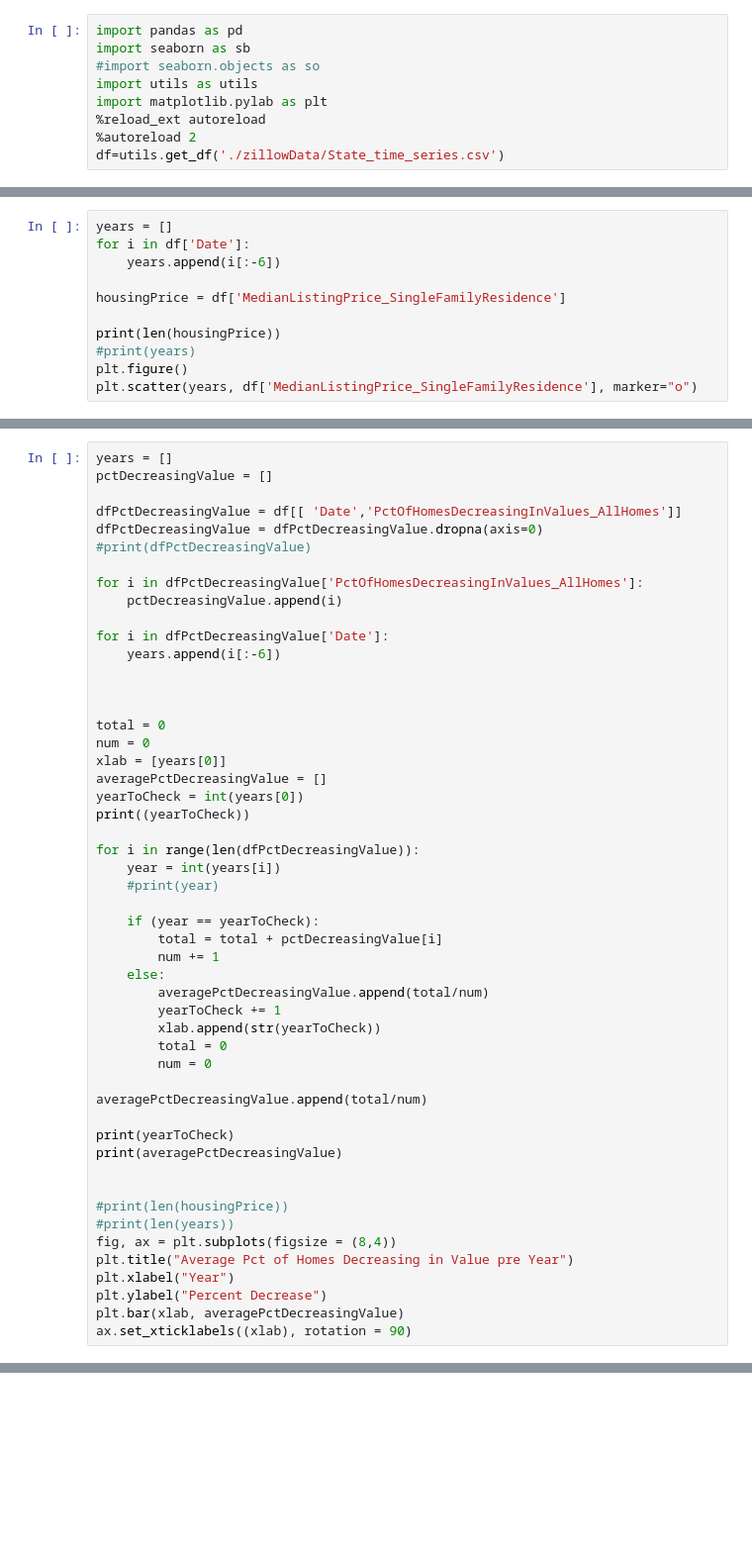
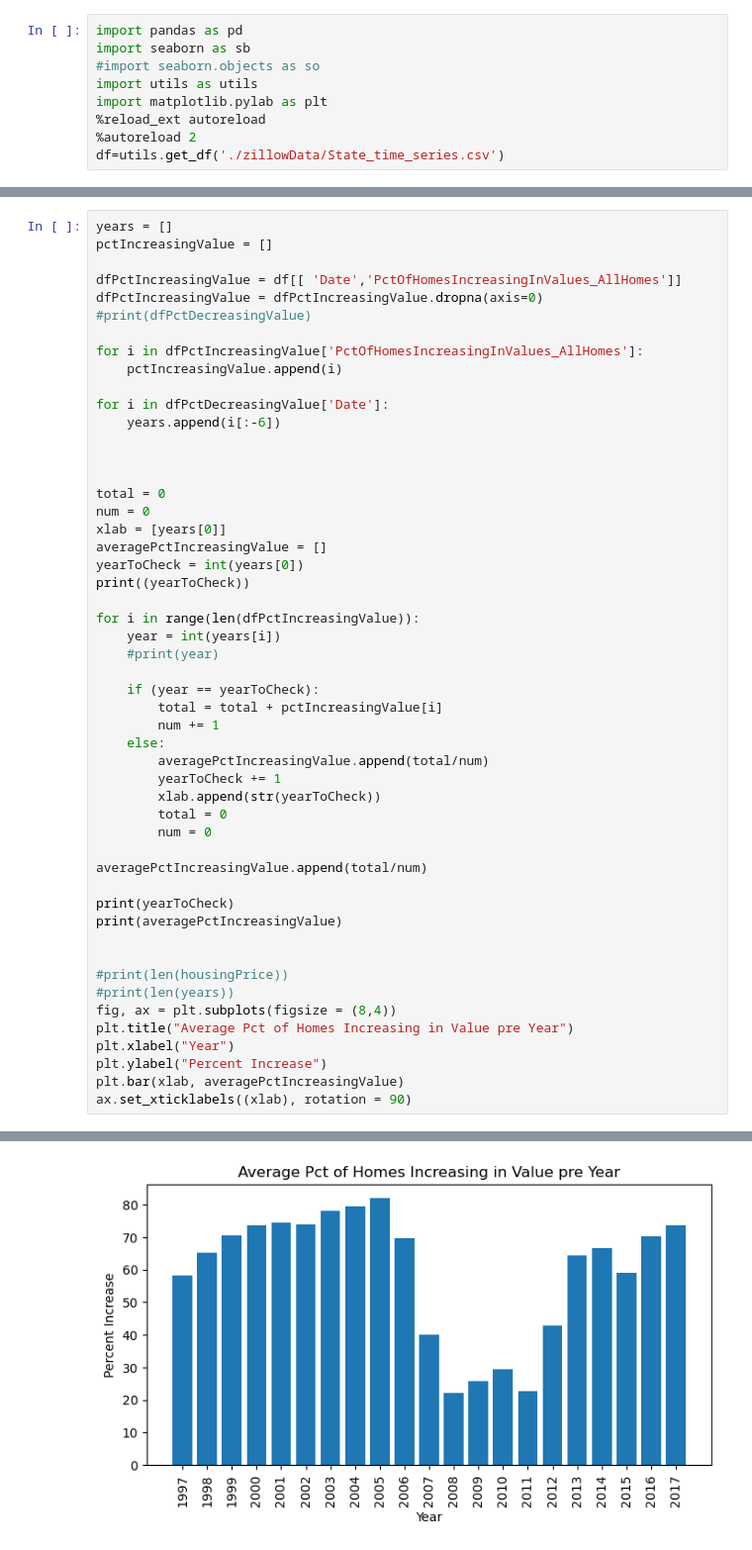
Before and after one commit to MikePlekan/Real-Estate-project, a Jupyter notebook: LookingAtData.ipynb, the cells around one changed output, grey strips where cells are left out. Shown: that part at 99% size. Drawn from its saved outputs; the diff is of its cells as text; blank space fills up the shorter version.

```diff
--- a/LookingAtData.ipynb
+++ b/LookingAtData.ipynb
@@ -33,14 +67,3 @@ sb.histplot(dfMedHist, x='Sale_Prices', hue = years)
-# %%
-years = []
-for i in df['Date']:
-    years.append(i[:-6])
-
-housingPrice = df['MedianListingPrice_SingleFamilyResidence']
-
-print(len(housingPrice))
-#print(years)
-plt.figure()
-plt.scatter(years, df['MedianListingPrice_SingleFamilyResidence'], marker="o")
 # %%
 years = []
 prices = []
@@ -193,13 +247,13 @@ ax.set_xticklabels((xlab), rotation = 90)
 # %%
 years = []
-pctDecreasingValue = []
+pctIncreasingValue = []
 
-dfPctDecreasingValue = df[[ 'Date','PctOfHomesDecreasingInValues_AllHomes']]
-dfPctDecreasingValue = dfPctDecreasingValue.dropna(axis=0)
+dfPctIncreasingValue = df[[ 'Date','PctOfHomesIncreasingInValues_AllHomes']]
+dfPctIncreasingValue = dfPctIncreasingValue.dropna(axis=0)
 #print(dfPctDecreasingValue)
 
-for i in dfPctDecreasingValue['PctOfHomesDecreasingInValues_AllHomes']:
-    pctDecreasingValue.append(i)
+for i in dfPctIncreasingValue['PctOfHomesIncreasingInValues_AllHomes']:
+    pctIncreasingValue.append(i)
 
 for i in dfPctDecreasingValue['Date']:
     years.append(i[:-6])
@@ -209,35 +263,36 @@ for i in dfPctDecreasingValue['Date']:
 total = 0
 num = 0
 xlab = [years[0]]
-averagePctDecreasingValue = []
+averagePctIncreasingValue = []
 yearToCheck = int(years[0])
 print((yearToCheck))
 
-for i in range(len(dfPctDecreasingValue)):
+for i in range(len(dfPctIncreasingValue)):
     year = int(years[i])
     #print(year)
 
     if (year == yearToCheck):
-        total = total + pctDecreasingValue[i]
+        total = total + pctIncreasingValue[i]
         num += 1
     else:
-        averagePctDecreasingValue.append(total/num)
+        averagePctIncreasingValue.append(total/num)
         yearToCheck += 1
         xlab.append(str(yearToCheck))
         total = 0
         num = 0
 
-averagePctDecreasingValue.append(total/num)
+averagePctIncreasingValue.append(total/num)
 
 print(yearToCheck)
-print(averagePctDecreasingValue)
+print(averagePctIncreasingValue)
 
 
 #print(len(housingPrice))
 #print(len(years))
 fig, ax = plt.subplots(figsize = (8,4))
-plt.title("Average Pct of Homes Decreasing in Value pre Year")
+plt.title("Average Pct of Homes Increasing in Value pre Year")
 plt.xlabel("Year")
-plt.ylabel("Percent Decrease")
-plt.bar(xlab, averagePctDecreasingValue)
+plt.ylabel("Percent Increase")
+plt.bar(xlab, averagePctIncreasingValue)
 ax.set_xticklabels((xlab), rotation = 90)
+# %% [output]
@@ -243,0 +319 @@ ax.set_xticklabels((xlab), rotation = 90)
+[figure, added]
```
Also changed, not shown: parts of 10 cells of this notebook.
